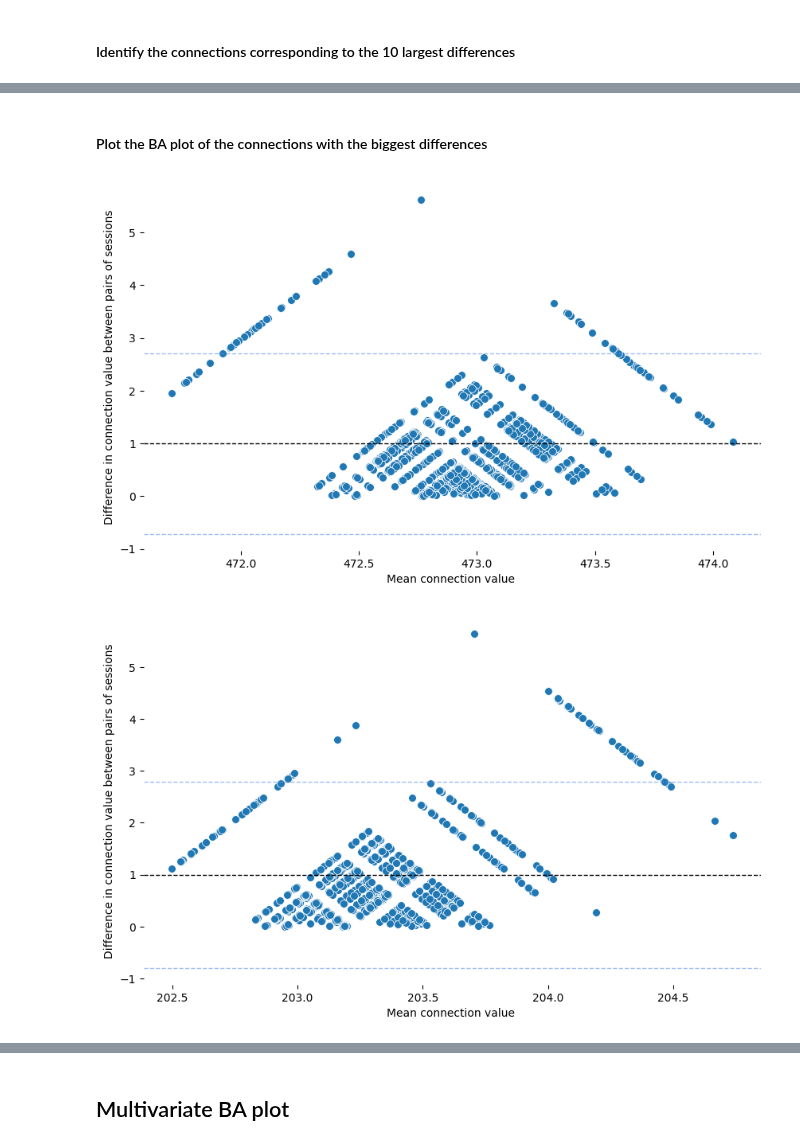
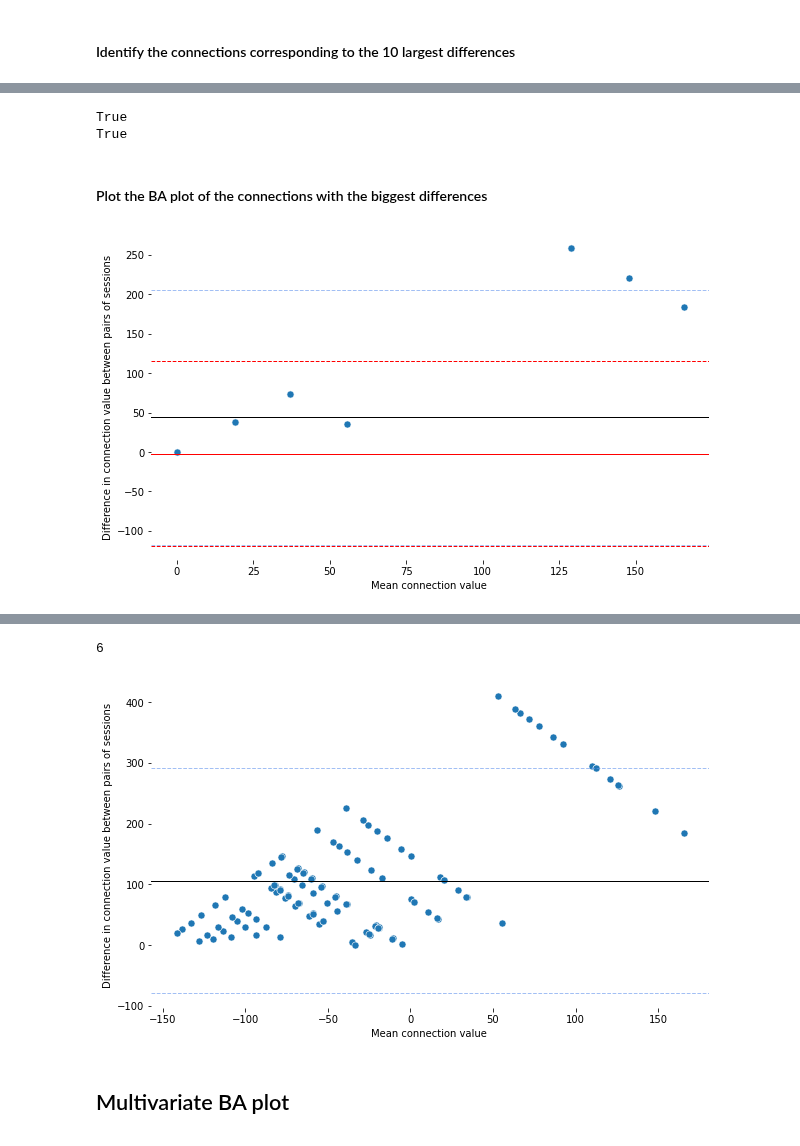
Before and after one commit to oesteban/hcph-sops, a Jupyter notebook: docs/analysis/ba_plot_sc.ipynb, the cells around one changed output, grey strips where cells are left out. Saved outputs shown, nothing was run; the diff lists cells and outputs as text; code cells hidden in the pictures.

```diff
--- a/docs/analysis/ba_plot_sc.ipynb
+++ b/docs/analysis/ba_plot_sc.ipynb
@@ -19,7 +24,9 @@ atlas_path = "/data/probconnatlas/wm.connatlas.scale1.h5"
 We will use simulated SC matrices with an artifical set bias in the within-scanner variability to develop a Bland-Altman analysis capable of detecting such biases.
 Once the methodology is refined, we will apply it on the real HCPh data.
 # %%
-SC_matrices = simulate_sc_length_bias(atlas_path=atlas_path)
+SC_matrices, noise = simulate_sc_density_bias(atlas_path=atlas_path, connectome_atlas_as_ref=False, num_sessions=16, atlas_dim=5)
+#SC_matrices, noise = simulate_sc_density_bias(atlas_path=atlas_path)
 num_sessions = SC_matrices.shape[0]
 atlas_dim = SC_matrices.shape[1]
+#noise = np.zeros((num_sessions, atlas_dim, atlas_dim))
 # %% [output]
@@ -35,6 +42,9 @@ SC_matrices_tril = np.array(
     [SC_matrices[i][np.tril_indices(atlas_dim, k=-1)] for i in range(num_sessions)]
 )
 
+noise_tril = np.array(
+    [noise[i][np.tril_indices(atlas_dim, k=-1)] for i in range(num_sessions)]
+)
 print(SC_matrices_tril.shape)
 # Test whether the shape is as expected
 assert SC_matrices_tril.shape == (num_sessions, atlas_dim * (atlas_dim - 1) // 2)
@@ -145,7 +183,10 @@ SC_matrices_tril[np.isnan(SC_matrices_tril)] = 0
 
 # Compute absolute value of pairwise subtractions for unique pairs (i, j) where i < j
 sessions_subtractions = []
+sessions_means = []
 session_pairs = []
+noise_subs = []
+noise_means = []
 
 # Choose whether to compute differences in absolute value sor not
 absolute_diff = True
@@ -159,18 +200,31 @@ for i in range(num_sessions):
     j_range = range(i + 1, num_sessions) if absolute_diff else range(num_sessions)
     for j in j_range:
         subtraction = SC_matrices_tril[i] - SC_matrices_tril[j]
+        noise_sub = noise_tril[i] - noise_tril[j]
         if absolute_diff:
             subtraction = np.abs(subtraction)
+            noise_sub = np.abs(noise_sub)
+
+        means = np.mean(np.vstack((SC_matrices_tril[i], SC_matrices_tril[j])), axis=0)
+        n_means = np.mean(np.vstack((noise_tril[i], noise_tril[j])), axis=0)
+
+        sessions_means.append(means)
         sessions_subtractions.append(subtraction)
+        noise_means.append(n_means)
+        noise_subs.append(noise_sub)
         session_pairs.append((i, j))
 
 sessions_subtractions = np.array(sessions_subtractions)
+sessions_means = np.array(sessions_means)
+noise_subs = np.array(noise_subs)
+noise_means = np.array(noise_means)
 assert sessions_subtractions.shape == (
     num_sub,
     atlas_dim * (atlas_dim - 1) // 2,
 )
+assert sessions_means.shape == sessions_subtractions.shape
 
-# Normalize the subtractions by the grand mean value of each connection
+""" # Normalize the subtractions by the grand mean value of each connection
 grand_mean = np.mean(sessions_subtractions, axis=0)
 # Divide by connection grand mean only if it is not zero
 non_zero_indices = np.where(grand_mean != 0)[0]
@@ -181,4 +235,4 @@ sessions_subtractions[:, non_zero_indices] = (
 assert sessions_subtractions.shape == (
     num_sub,
     atlas_dim * (atlas_dim - 1) // 2,
-)
+) """
@@ -187,18 +241,3 @@ Let's now compute all pairwise means of two sessions
-# %%
-# Compute all pairwise mean for unique pairs (i, j) where i < j
-sessions_means = []
-for i in range(num_sessions):
-    j_range = range(i + 1, num_sessions) if absolute_diff else range(num_sessions)
-    for j in j_range:
-        means = np.mean(np.vstack((SC_matrices_tril[i], SC_matrices_tril[j])), axis=0)
-        sessions_means.append(means)
-
-sessions_means = np.array(sessions_means)
-assert sessions_means.shape == (
-    num_sub,
-    atlas_dim * (atlas_dim - 1) // 2,
-)
-assert sessions_means.shape == sessions_subtractions.shape
 # %% [markdown]
 We will also try to compute the euclidean distance between pairs of SC matrices
 # %%
@@ -255,21 +328,27 @@ The connection corresponding to the 10 biggest differences are [3677 3724 3724 3
+# %%
+# Check that all matrices elements are float
+print(all(isinstance(element, np.float64) for element in SC_matrices.flatten()))
+print(all(isinstance(element, np.float64) for element in noise.flatten()))
+# %% [output]
+True
+True
 # %% [markdown]
 #### Plot the BA plot of the connections with the biggest differences
 # %%
 for conn in np.unique(max_indices[1]):
     # Extract the vector of differences and means
     conn_diff = sessions_subtractions[:, conn]
-    SC_value = SC_matrices_tril[:, conn]
     conn_mean = sessions_means[:, conn]
     assert conn_mean.shape == (num_sub,)
     assert (
         conn_diff.shape == conn_mean.shape
     ), f"The mean vector has a shape of {conn_mean.shape} while the difference vector has a shape of {conn_diff.shape}."
 
     # Plot the corresponding BA plot
     ba_plot(
         diff=conn_diff,
         mean=conn_mean,
+        rep_loa_estimates_df=loa_df,
     )
 # %% [output]
-[figure, old version]
+[figure, new version]
-[figure, removed]
@@ -282,3 +355,22 @@ for conn in np.unique(max_indices[1]):
+# %%
+for conn in np.unique(max_indices[1]):
+    print(conn)
+    # Extract the vector of differences and means
+    noise_diff = noise_subs[:, conn]
+    noise_mean = noise_means[:, conn]
+    assert conn_mean.shape == (num_sub,)
+    assert (
+        noise_diff.shape == noise_mean.shape
+    ), f"The mean vector has a shape of {noise_mean.shape} while the difference vector has a shape of {noise_diff.shape}."
+
+    # Plot the corresponding BA plot
+    ba_plot(
+        diff=noise_diff,
+        mean=noise_mean,
+    )
+# %% [output]
+6
+[figure, added]
 # %% [markdown]
 ## Multivariate BA plot
 # %%
```
Also changed, not shown: parts of 18 cells of this notebook, 3 other files.
